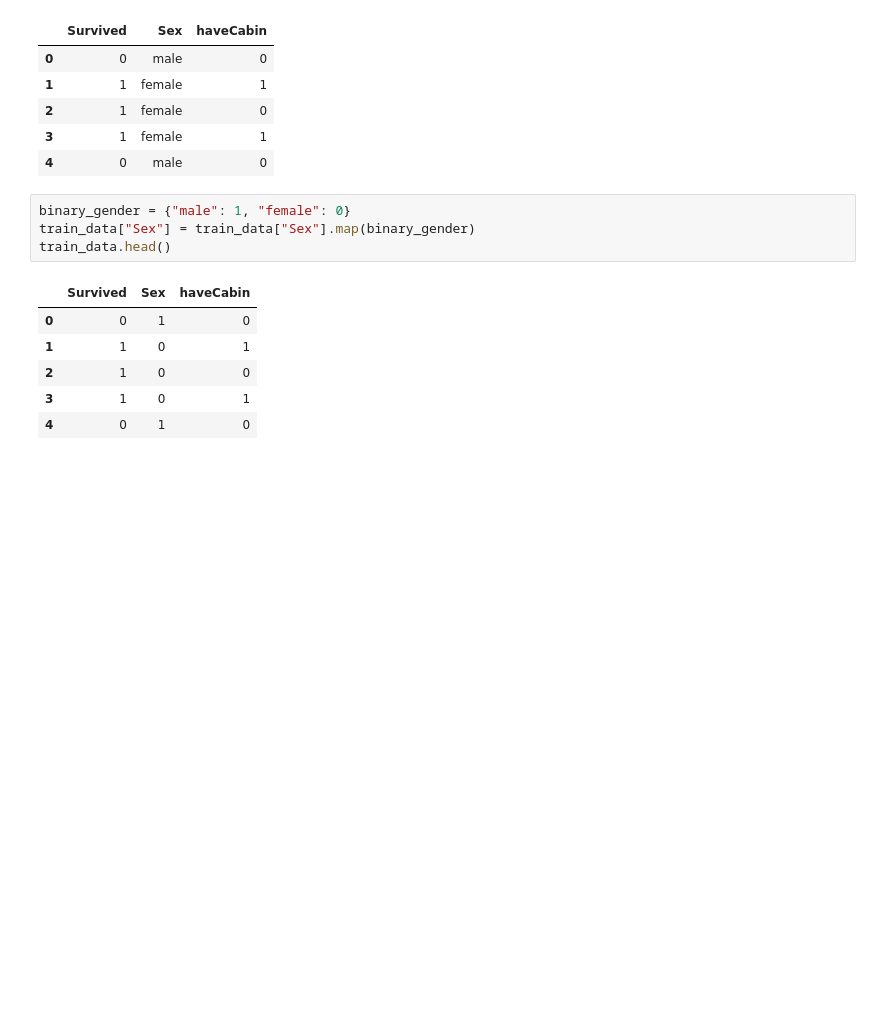
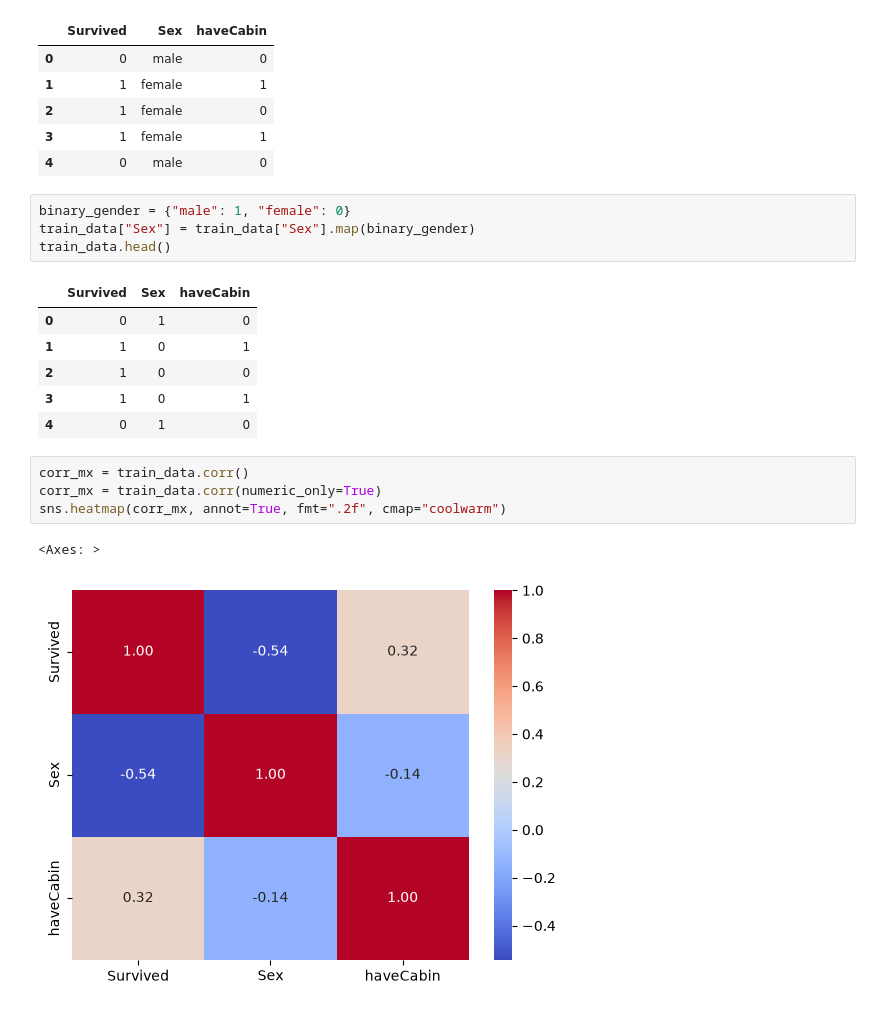
Before and after one commit to MLOutlier/titanic, a Jupyter notebook: cat_features.ipynb, the cells around one changed output. Cells and saved outputs as stored; diff of their text form; blank space fills up the shorter version.

```diff
--- a/cat_features.ipynb
+++ b/cat_features.ipynb
@@ -109,3 +109,10 @@ train_data.head()
 | 2 | 1 | 0 | 0 |
 | 3 | 1 | 0 | 1 |
 | 4 | 0 | 1 | 0 |
+# %%
+corr_mx = train_data.corr()
+corr_mx = train_data.corr(numeric_only=True)
+sns.heatmap(corr_mx, annot=True, fmt=".2f", cmap="coolwarm")
+# %% [output]
+<Axes: >
+[figure, added]
```
